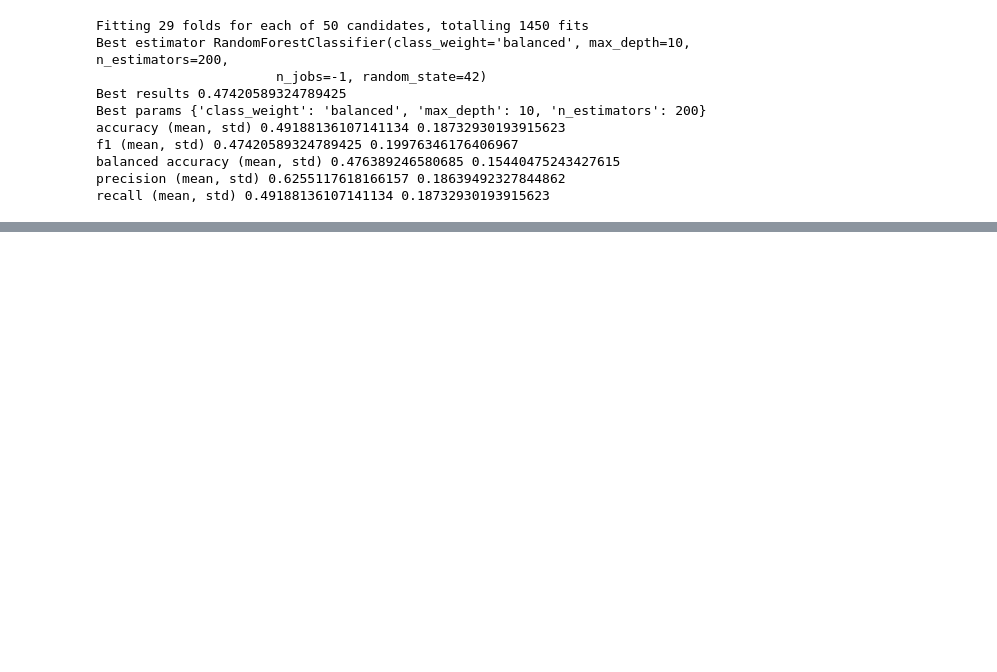
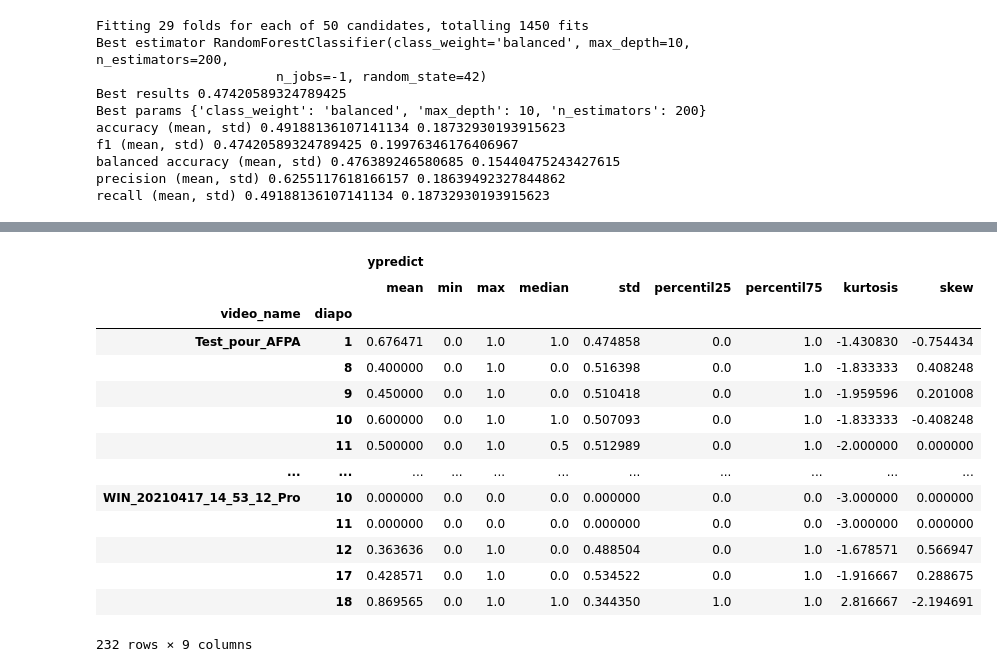
Before and after one commit to Projet-Fil-Rouge-AFPA/filrouge, a Jupyter notebook: Notebook_Valentina3_final_5s_diapo_glob.ipynb, the cells around one changed output, grey strips where cells are left out. Cells and saved outputs as stored; diff of their text form; code cells hidden in the pictures; blank space fills up the shorter version.

```diff
--- a/Notebook_Valentina3_final_5s_diapo_glob.ipynb
+++ b/Notebook_Valentina3_final_5s_diapo_glob.ipynb
@@ -163,0 +385,29 @@ y.shape
+# %%
+from scipy.stats import kurtosis, skew
+
+def percentil25(x):
+    return np.percentile(x, q=25)
+
+def percentil75(x):
+    return np.percentile(x, q=75)
+# %%
+# Autre méthode
+X_diapo_minmax = predict5s.groupby(['video_name','diapo']).agg({'ypredict':['mean','min','max', 'median', 'std', percentil25, percentil75, kurtosis, skew]})
+# %%
+X_diapo_minmax
+# %% [output]
+|  |  | ypredict |  |  |  |  |  |  |  |  |
+|  |  | mean | min | max | median | std | percentil25 | percentil75 | kurtosis | skew |
+| video_name | diapo |  |  |  |  |  |  |  |  |  |
+| Test_pour_AFPA | 1 | 0.676471 | 0.0 | 1.0 | 1.0 | 0.474858 | 0.0 | 1.0 | -1.430830 | -0.754434 |
+|  | 8 | 0.400000 | 0.0 | 1.0 | 0.0 | 0.516398 | 0.0 | 1.0 | -1.833333 | 0.408248 |
+|  | 9 | 0.450000 | 0.0 | 1.0 | 0.0 | 0.510418 | 0.0 | 1.0 | -1.959596 | 0.201008 |
+|  | 10 | 0.600000 | 0.0 | 1.0 | 1.0 | 0.507093 | 0.0 | 1.0 | -1.833333 | -0.408248 |
+|  | 11 | 0.500000 | 0.0 | 1.0 | 0.5 | 0.512989 | 0.0 | 1.0 | -2.000000 | 0.000000 |
+| ... | ... | ... | ... | ... | ... | ... | ... | ... | ... | ... |
+| WIN_20210417_14_53_12_Pro | 10 | 0.000000 | 0.0 | 0.0 | 0.0 | 0.000000 | 0.0 | 0.0 | -3.000000 | 0.000000 |
+|  | 11 | 0.000000 | 0.0 | 0.0 | 0.0 | 0.000000 | 0.0 | 0.0 | -3.000000 | 0.000000 |
+|  | 12 | 0.363636 | 0.0 | 1.0 | 0.0 | 0.488504 | 0.0 | 1.0 | -1.678571 | 0.566947 |
+|  | 17 | 0.428571 | 0.0 | 1.0 | 0.0 | 0.534522 | 0.0 | 1.0 | -1.916667 | 0.288675 |
+|  | 18 | 0.869565 | 0.0 | 1.0 | 1.0 | 0.344350 | 1.0 | 1.0 | 2.816667 | -2.194691 |
+232 rows × 9 columns
```
Also changed, not shown: parts of 32 cells of this notebook, 2 other files.
